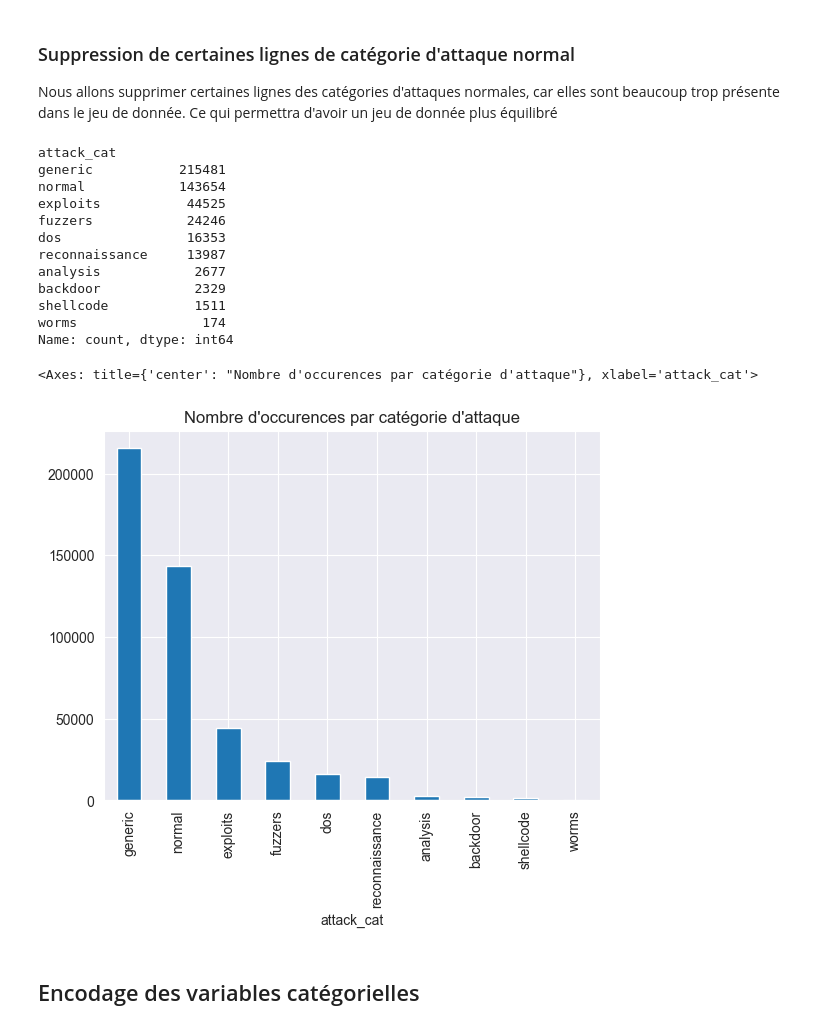
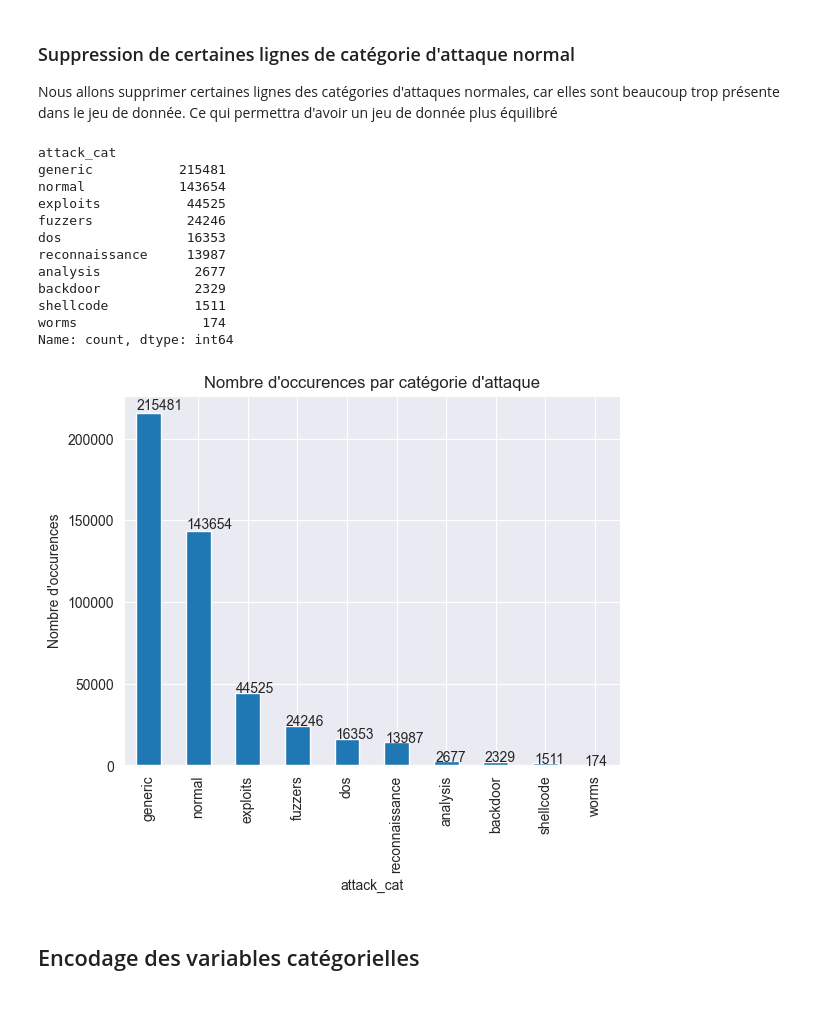
Before and after one commit to TWAAXOne/Network-intrusion-detection-with-machine-learning, a Jupyter notebook: prepare_data_CNN.ipynb, the cells around one changed output. Saved outputs shown, nothing was run; the diff lists cells and outputs as text; code cells hidden in the pictures.

```diff
--- a/prepare_data_CNN.ipynb
+++ b/prepare_data_CNN.ipynb
@@ -201,6 +202,11 @@ Name: count, dtype: int64
 # %%
 # Visualisation des données
 display(all_df['attack_cat'].value_counts())
+
 data_plot = all_df['attack_cat'].value_counts().plot(kind='bar', title="Nombre d'occurences par catégorie d'attaque")
+data_plot.set_ylabel("Nombre d'occurences")
+# Ajout des valeurs à gauche de chaque barre
+for p in data_plot.patches:
+    data_plot.annotate(str(p.get_height()), (p.get_x() * 1.005, p.get_height() * 1.01))
 # %% [output]
 attack_cat
@@ -220,31 +226,33 @@ Name: count, dtype: int64
 ### Suppression de certaines lignes de catégorie d'attaque normal
 Nous allons supprimer certaines lignes des catégories d'attaques normales, car elles sont beaucoup trop présente dans le jeu de donnée. Ce qui permettra d'avoir un jeu de donnée plus équilibré
 # %%
-# suppression de 500 lignes de la catégorie normal
 nb_generic_attack = int(all_df[all_df['attack_cat'] == 'generic'].shape[0])
 nb_normal_attack = int(all_df[all_df['attack_cat'] == 'normal'].shape[0])
 rows_to_drop_count = int(nb_normal_attack - (nb_generic_attack * 2 / 3))
 rows_to_drop = all_df[all_df['attack_cat'] == 'normal'].head(rows_to_drop_count).index
 all_df.drop(rows_to_drop, inplace=True)
 
 # Visualisation des données
 display(all_df['attack_cat'].value_counts())
-all_df['attack_cat'].value_counts().plot(kind='bar', title="Nombre d'occurences par catégorie d'attaque")
+data_plot = all_df['attack_cat'].value_counts().plot(kind='bar', title="Nombre d'occurences par catégorie d'attaque")
+data_plot.set_ylabel("Nombre d'occurences")
+# Ajout des valeurs à gauche de chaque barre
+for p in data_plot.patches:
+    data_plot.annotate(str(p.get_height()), (p.get_x() * 1.005, p.get_height() * 1.01))
 # %% [output]
 attack_cat
 generic           215481
 normal            143654
 exploits           44525
 fuzzers            24246
 dos                16353
 reconnaissance     13987
 analysis            2677
 backdoor            2329
 shellcode           1511
 worms                174
 Name: count, dtype: int64
-<Axes: title={'center': "Nombre d'occurences par catégorie d'attaque"}, xlabel='attack_cat'>
-[figure, old version]
+[figure, new version]
 # %% [markdown]
 ## Encodage des variables catégorielles
 # %%
```
Also changed, not shown: parts of 3 cells of this notebook, 2 other files.
